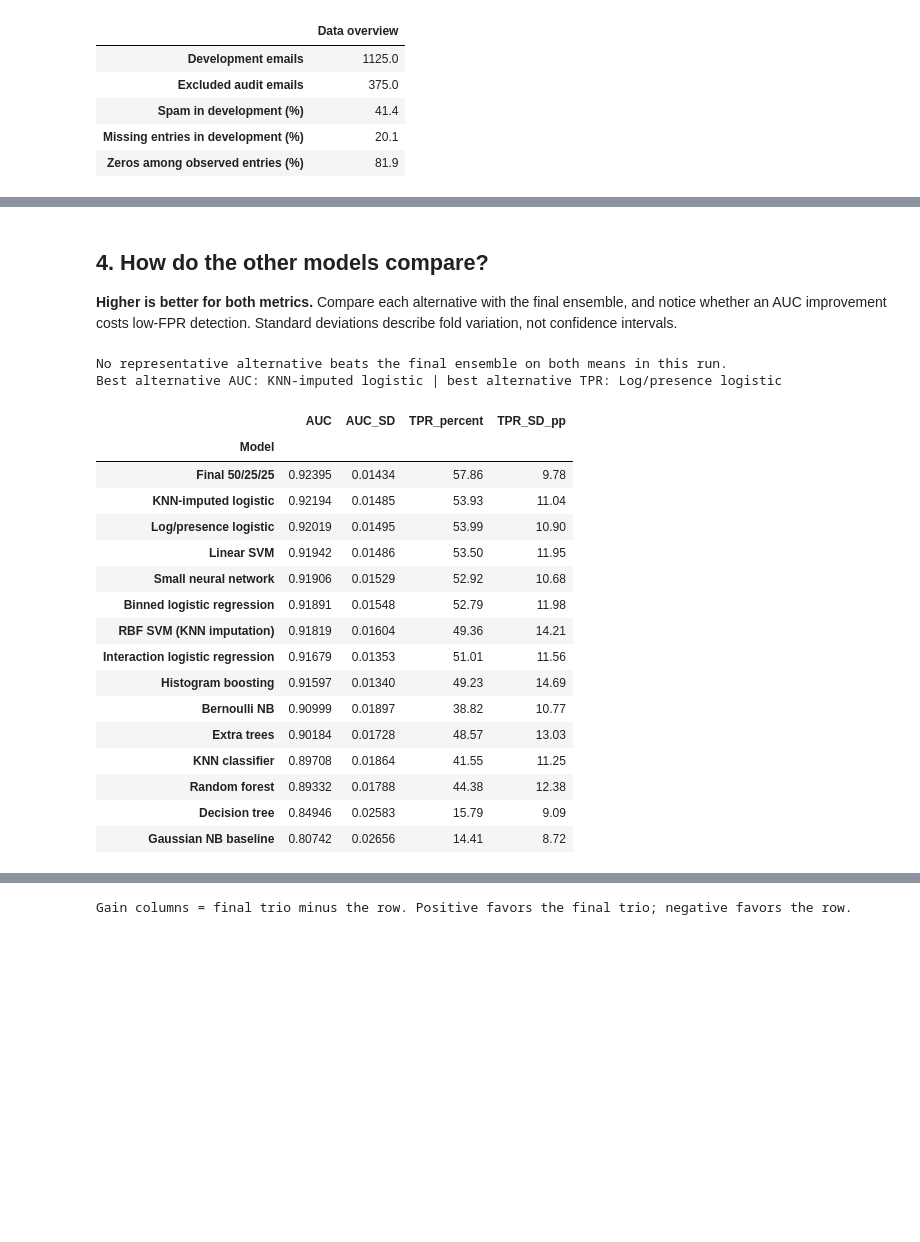
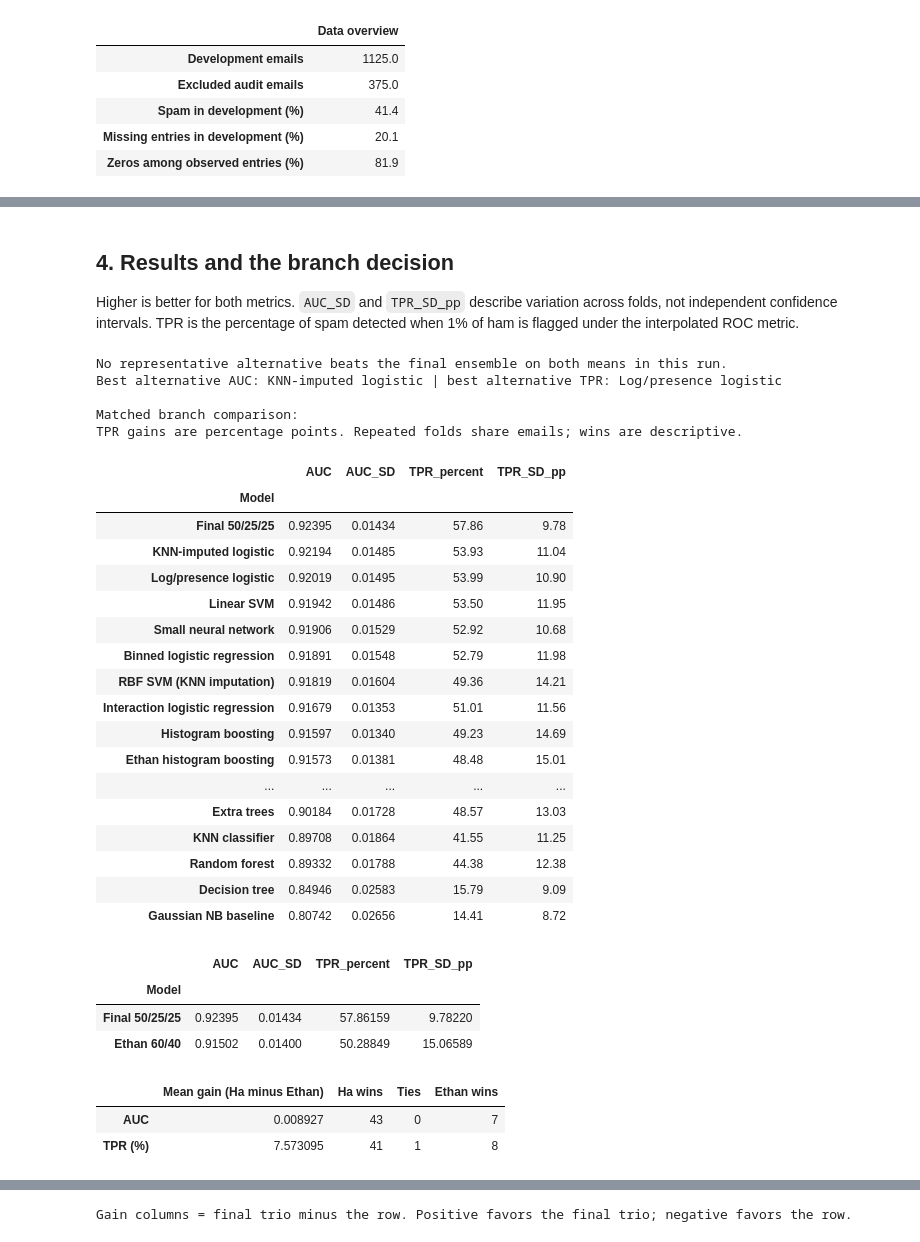
Before and after one commit to EthanJLiu/CSDS340-Case-Study-1, a Jupyter notebook: exploration.ipynb, the cells around one changed output, grey strips where cells are left out. Cells and saved outputs as stored; diff of their text form; code cells hidden in the pictures; blank space fills up the shorter version.

Commit message:
Combine team exploration and compare classifiers

```diff
--- a/exploration.ipynb
+++ b/exploration.ipynb
@@ -215,6 +320,14 @@ def candidate_models():
                 min_samples_leaf=10, l2_regularization=.1, early_stopping=False, random_state=340)),
         'Small neural network': prepared(MLPClassifier(hidden_layer_sizes=(16,), alpha=100,
             solver='lbfgs', max_iter=3000, max_fun=50000, random_state=340)),
+        # Frozen recipe from Ethan/classifySpam.py at commit 4c10633.
+        'Ethan histogram boosting': make_pipeline(FunctionTransformer(missing_to_nan),
+            HistGradientBoostingClassifier(max_iter=350, learning_rate=.05,
+                max_leaf_nodes=4, min_samples_leaf=20, l2_regularization=1., random_state=340)),
+        'Ethan random forest': make_pipeline(
+            SimpleImputer(missing_values=-1, strategy='median', add_indicator=True),
+            RandomForestClassifier(n_estimators=300, min_samples_leaf=3,
+                max_features='sqrt', n_jobs=1, random_state=340)),
         **component_models(),
     }
 # %% [markdown]
@@ -247,7 +359,9 @@ def score_metrics(labels, scores):
     tpr_at = tpr[i] + (tpr[i+1] - tpr[i]) * (.01 - fpr[i]) / (fpr[i+1] - fpr[i])
     return {'AUC': roc_auc_score(labels, scores), 'TPR (%)': 100 * tpr_at}
 
-model_rows, blend_rows, warning_rows = [], [], []
+model_rows, blend_rows, warning_rows, ethan_rows = [], [], [], []
+plot_names = ['Gaussian NB baseline', 'KNN-imputed logistic', 'Ethan 60/40', 'Final 50/25/25']
+plot_oof = {name: np.full(len(y), np.nan) for name in plot_names}
 started = time.perf_counter()
 with threadpool_limits(limits=2):
     for seed in seeds:
@@ -262,16 +376,27 @@ with threadpool_limits(limits=2):
                 predictions[name] = scores
                 model_rows.append({'Model': name, 'Seed': seed, 'Fold': fold,
                                    **score_metrics(y[validation], scores)})
+            ethan_scores = (.60 * predictions['Ethan histogram boosting']
+                            + .40 * predictions['Ethan random forest'])
+            predictions['Ethan 60/40'] = ethan_scores
+            ethan_rows.append({'Model': 'Ethan 60/40', 'Seed': seed, 'Fold': fold,
+                               **score_metrics(y[validation], ethan_scores)})
             parts = np.array([predictions[name] for name in component_names])
             for name, weights in blend_weights.items():
                 scores = np.array(weights) @ parts
+                predictions[name] = scores
                 blend_rows.append({'Model': name, 'Seed': seed, 'Fold': fold,
                                    **score_metrics(y[validation], scores)})
                 if name == 'Final 50/25/25' and seed == seeds[0] and fold == 0:
                     np.testing.assert_allclose(scores, predictTest(X[train], y[train], X[validation]),
                                                rtol=1e-9, atol=1e-10)
+            if seed == seeds[0]:
+                for name in plot_names:
+                    plot_oof[name][validation] = predictions[name]
         print(f'Completed seed {seed}: {time.perf_counter() - started:.1f}s elapsed.')
 model_results, blend_results = pd.DataFrame(model_rows), pd.DataFrame(blend_rows)
+ethan_results = pd.DataFrame(ethan_rows)
+assert all(np.isfinite(scores).all() for scores in plot_oof.values())
 if warning_rows:
     display(pd.DataFrame(warning_rows).value_counts().rename('Occurrences').reset_index())
 print('Submission parity check passed. Each row below summarizes', 5 * len(seeds), 'folds.')
@@ -298,45 +415,68 @@ Submission parity check passed. Each row below summarizes 50 folds.
 # %% [markdown]
-## 4. How do the other models compare?
+## 4. Results and the branch decision
 
-**Higher is better for both metrics.** Compare each alternative with the final
-ensemble, and notice whether an AUC improvement costs low-FPR detection.
-Standard deviations describe fold variation, not confidence intervals.
+Higher is better for both metrics. `AUC_SD` and `TPR_SD_pp` describe variation
+across folds, not independent confidence intervals. TPR is the percentage of spam
+detected when 1% of ham is flagged under the interpolated ROC metric.
 # %%
 def summarize(frame):
     return frame.groupby('Model', sort=False).agg(
         AUC=('AUC', 'mean'), AUC_SD=('AUC', 'std'),
         TPR_percent=('TPR (%)', 'mean'), TPR_SD_pp=('TPR (%)', 'std'))
 
 final_rows = blend_results[blend_results.Model == 'Final 50/25/25']
-comparison = summarize(pd.concat([model_results, final_rows])).sort_values('AUC', ascending=False)
+comparison = summarize(pd.concat([model_results, final_rows, ethan_results])).sort_values('AUC', ascending=False)
 display(comparison.round({'AUC': 5, 'AUC_SD': 5, 'TPR_percent': 2, 'TPR_SD_pp': 2}))
 
 final_mean = comparison.loc['Final 50/25/25']
 challengers = comparison.drop(index=component_names + ['Final 50/25/25'])
 stronger_both = challengers[(challengers.AUC > final_mean.AUC) &
                            (challengers.TPR_percent > final_mean.TPR_percent)]
 if len(stronger_both):
     print('Alternatives ahead on both means in this run:', ', '.join(stronger_both.index))
 else:
     print('No representative alternative beats the final ensemble on both means in this run.')
 print('Best alternative AUC:', challengers.AUC.idxmax(), '| best alternative TPR:', challengers.TPR_percent.idxmax())
+
+print('\nMatched branch comparison:')
+display(comparison.loc[['Final 50/25/25', 'Ethan 60/40']].round(5))
+branch_delta = (final_rows.set_index(['Seed', 'Fold'])[['AUC', 'TPR (%)']]
+                - ethan_results.set_index(['Seed', 'Fold'])[['AUC', 'TPR (%)']])
+display(pd.DataFrame({
+    'Mean gain (Ha minus Ethan)': branch_delta.mean(),
+    'Ha wins': (branch_delta > 1e-10).sum(),
+    'Ties': (branch_delta.abs() <= 1e-10).sum(),
+    'Ethan wins': (branch_delta < -1e-10).sum(),
+}))
+print('TPR gains are percentage points. Repeated folds share emails; wins are descriptive.')
 # %% [output]
 No representative alternative beats the final ensemble on both means in this run.
 Best alternative AUC: KNN-imputed logistic | best alternative TPR: Log/presence logistic
+
+Matched branch comparison:
+TPR gains are percentage points. Repeated folds share emails; wins are descriptive.
 |  | AUC | AUC_SD | TPR_percent | TPR_SD_pp |
 | Model |  |  |  |  |
 | Final 50/25/25 | 0.92395 | 0.01434 | 57.86 | 9.78 |
 | KNN-imputed logistic | 0.92194 | 0.01485 | 53.93 | 11.04 |
 | Log/presence logistic | 0.92019 | 0.01495 | 53.99 | 10.90 |
 | Linear SVM | 0.91942 | 0.01486 | 53.50 | 11.95 |
 | Small neural network | 0.91906 | 0.01529 | 52.92 | 10.68 |
 | Binned logistic regression | 0.91891 | 0.01548 | 52.79 | 11.98 |
 | RBF SVM (KNN imputation) | 0.91819 | 0.01604 | 49.36 | 14.21 |
 | Interaction logistic regression | 0.91679 | 0.01353 | 51.01 | 11.56 |
 | Histogram boosting | 0.91597 | 0.01340 | 49.23 | 14.69 |
-| Bernoulli NB | 0.90999 | 0.01897 | 38.82 | 10.77 |
+| Ethan histogram boosting | 0.91573 | 0.01381 | 48.48 | 15.01 |
+| ... | ... | ... | ... | ... |
 | Extra trees | 0.90184 | 0.01728 | 48.57 | 13.03 |
 | KNN classifier | 0.89708 | 0.01864 | 41.55 | 11.25 |
 | Random forest | 0.89332 | 0.01788 | 44.38 | 12.38 |
 | Decision tree | 0.84946 | 0.02583 | 15.79 | 9.09 |
 | Gaussian NB baseline | 0.80742 | 0.02656 | 14.41 | 8.72 |
+|  | AUC | AUC_SD | TPR_percent | TPR_SD_pp |
+| Model |  |  |  |  |
+| Final 50/25/25 | 0.92395 | 0.01434 | 57.86159 | 9.78220 |
+| Ethan 60/40 | 0.91502 | 0.01400 | 50.28849 | 15.06589 |
+|  | Mean gain (Ha minus Ethan) | Ha wins | Ties | Ethan wins |
+| AUC | 0.008927 | 43 | 0 | 7 |
+| TPR (%) | 7.573095 | 41 | 1 | 8 |
```
Also changed, not shown: parts of 23 cells of this notebook, 1 other file.
